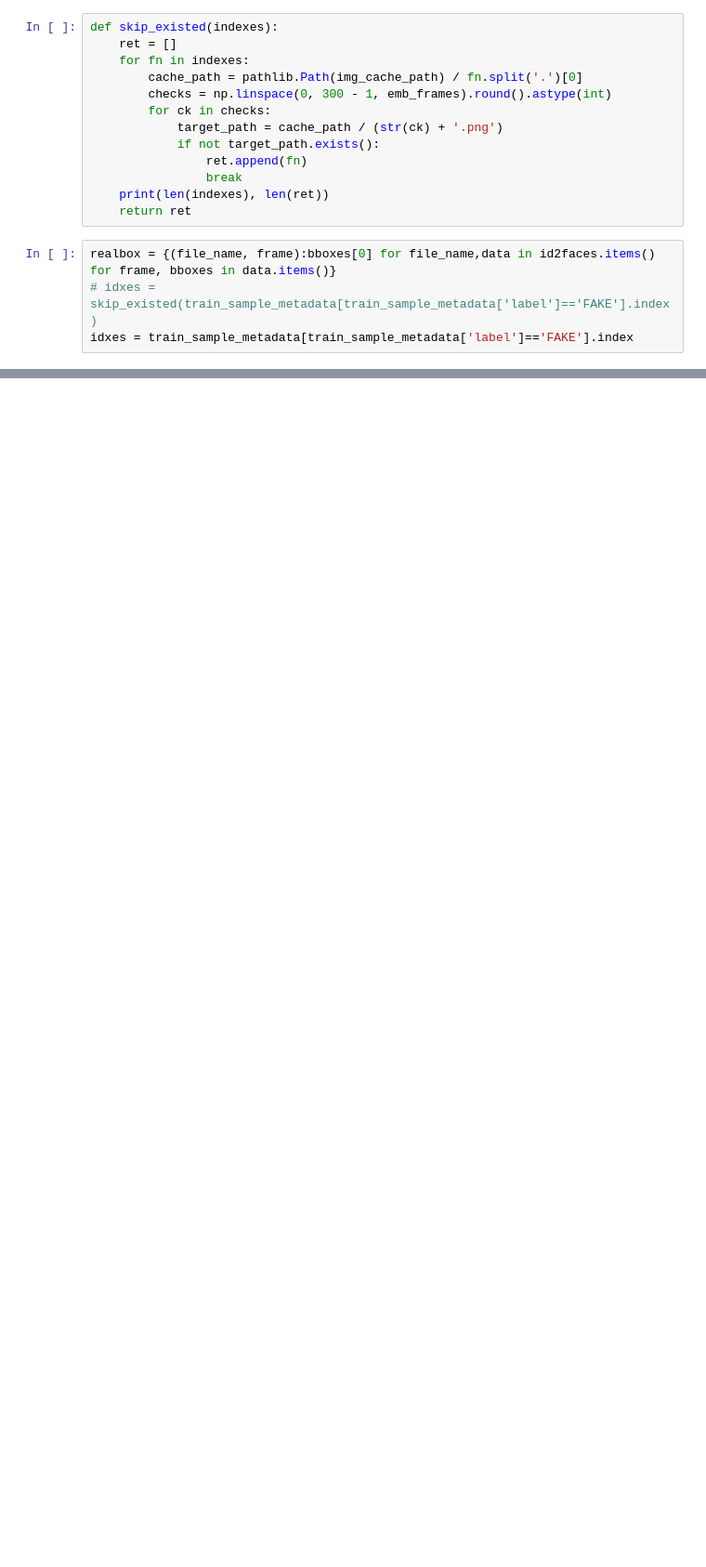
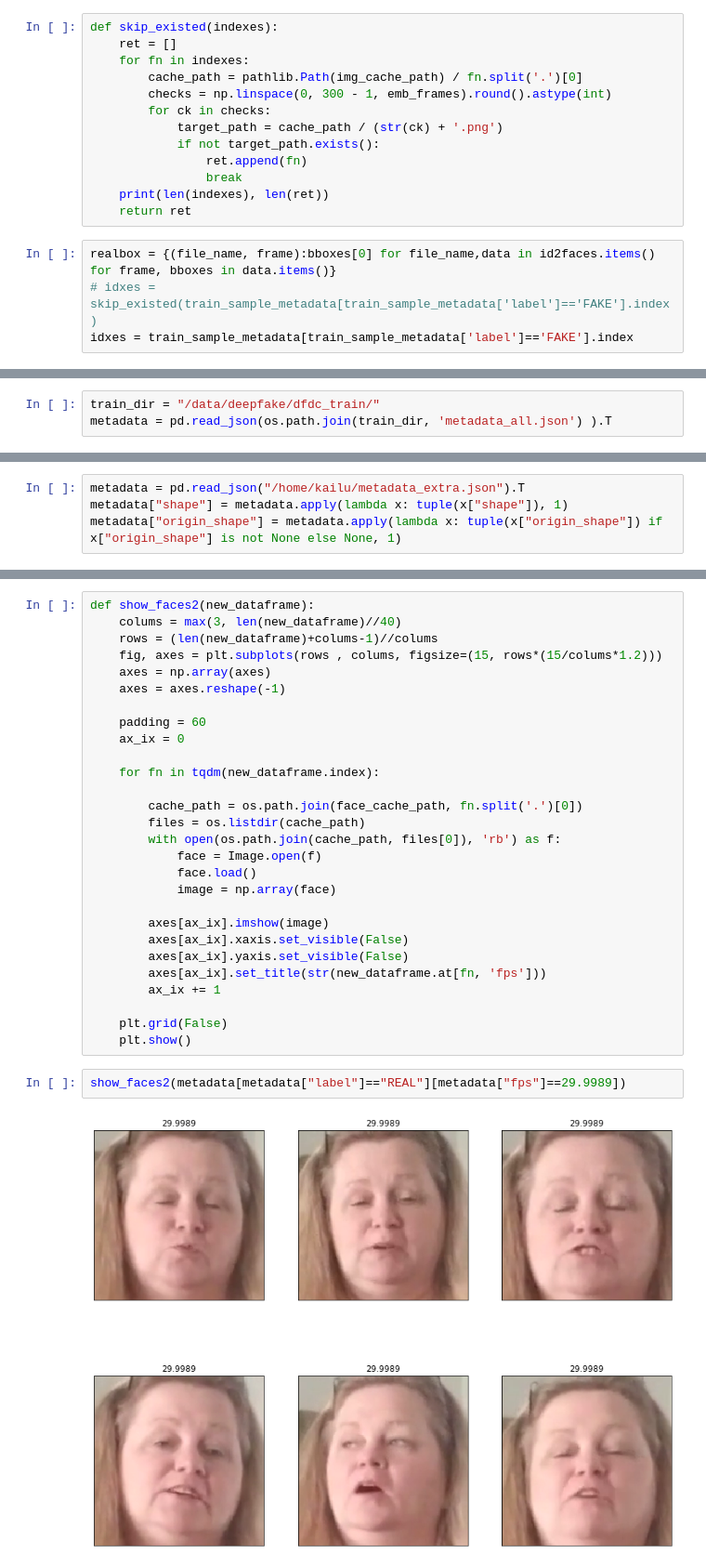
Before and after one commit to wukailu/deepfake, a Jupyter notebook: BBOX.ipynb, the cells around one changed output, grey strips where cells are left out. Shown: that part at 93% size. Saved outputs shown, nothing was run; the diff lists cells and outputs as text; blank space fills up the shorter version.

```diff
--- a/BBOX.ipynb
+++ b/BBOX.ipynb
@@ -484,0 +191,3 @@ len(set(dfbox.index.get_level_values(0)))
+# %%
+train_dir = "/data/deepfake/dfdc_train/"
+metadata = pd.read_json(os.path.join(train_dir, 'metadata_all.json') ).T
@@ -484,0 +233,4 @@ len(set(dfbox.index.get_level_values(0)))
+# %%
+metadata = pd.read_json("/home/kailu/metadata_extra.json").T
+metadata["shape"] = metadata.apply(lambda x: tuple(x["shape"]), 1)
+metadata["origin_shape"] = metadata.apply(lambda x: tuple(x["origin_shape"]) if x["origin_shape"] is not None else None, 1)
@@ -484,0 +287,32 @@ len(set(dfbox.index.get_level_values(0)))
+# %%
+def show_faces2(new_dataframe):
+    colums = max(3, len(new_dataframe)//40)
+    rows = (len(new_dataframe)+colums-1)//colums
+    fig, axes = plt.subplots(rows , colums, figsize=(15, rows*(15/colums*1.2)))
+    axes = np.array(axes)
+    axes = axes.reshape(-1)
+
+    padding = 60
+    ax_ix = 0
+
+    for fn in tqdm(new_dataframe.index):
+
+        cache_path = os.path.join(face_cache_path, fn.split('.')[0])
+        files = os.listdir(cache_path)
+        with open(os.path.join(cache_path, files[0]), 'rb') as f:
+            face = Image.open(f)
+            face.load()
+            image = np.array(face)
+
+        axes[ax_ix].imshow(image)
+        axes[ax_ix].xaxis.set_visible(False)
+        axes[ax_ix].yaxis.set_visible(False)
+        axes[ax_ix].set_title(str(new_dataframe.at[fn, 'fps']))
+        ax_ix += 1
+
+    plt.grid(False)
+    plt.show()
+# %%
+show_faces2(metadata[metadata["label"]=="REAL"][metadata["fps"]==29.9989])
+# %% [output]
+[figure, added]
```
Also changed, not shown: parts of 39 cells of this notebook, 6 other files.
